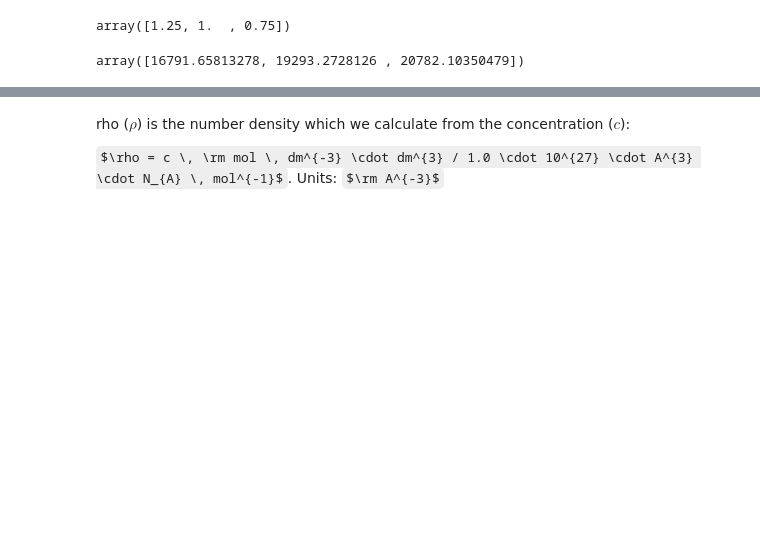
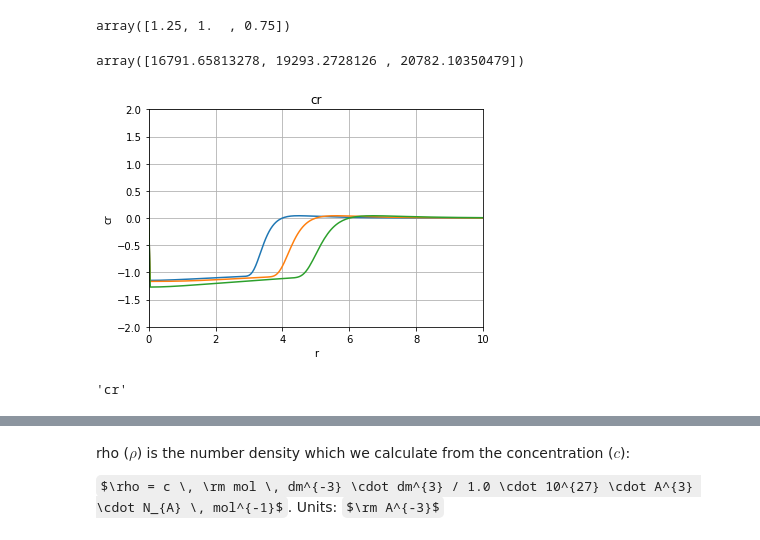
Before and after one commit to Mjboothaus/PhD-Thesis, a Jupyter notebook: notebooks/singlet_kcl.ipynb, the cells around one changed output, grey strips where cells are left out. Cells and saved outputs as stored; diff of their text form; code cells hidden in the pictures; some formulas as TeX source; blank space fills up the shorter version.

```diff
--- a/notebooks/singlet_kcl.ipynb
+++ b/notebooks/singlet_kcl.ipynb
@@ -121,2 +138,20 @@ beta * cap_B
 # %% [output]
 array([16791.65813278, 19293.2728126 , 20782.10350479])
+# %%
+#TODO: Fix up choice of c(r) / c*(r) and make sure discretisation matches
+
+# Read in some c(r)
+def load_cr():
+    CR_PATH = "../pyOZ_bulk_fluid/tests/lj/nrcg-cr.dat.orig"
+    cr_df = pd.read_csv(CR_PATH, header=None, delim_whitespace=True)
+    cr_df.set_index(0, inplace=True)
+    r = cr_df.index.to_numpy()
+    cr = cr_df.to_numpy()
+    return cr, r
+# %%
+cr_in, r_in = load_cr()
+# %%
+make_simple_plot(r_in, cr_in, "r", "cr", "cr", yliml=[-2, 2])
+# %% [output]
+[figure, added]
+'cr'
```
Also changed, not shown: parts of 48 cells of this notebook, 1 other file.
